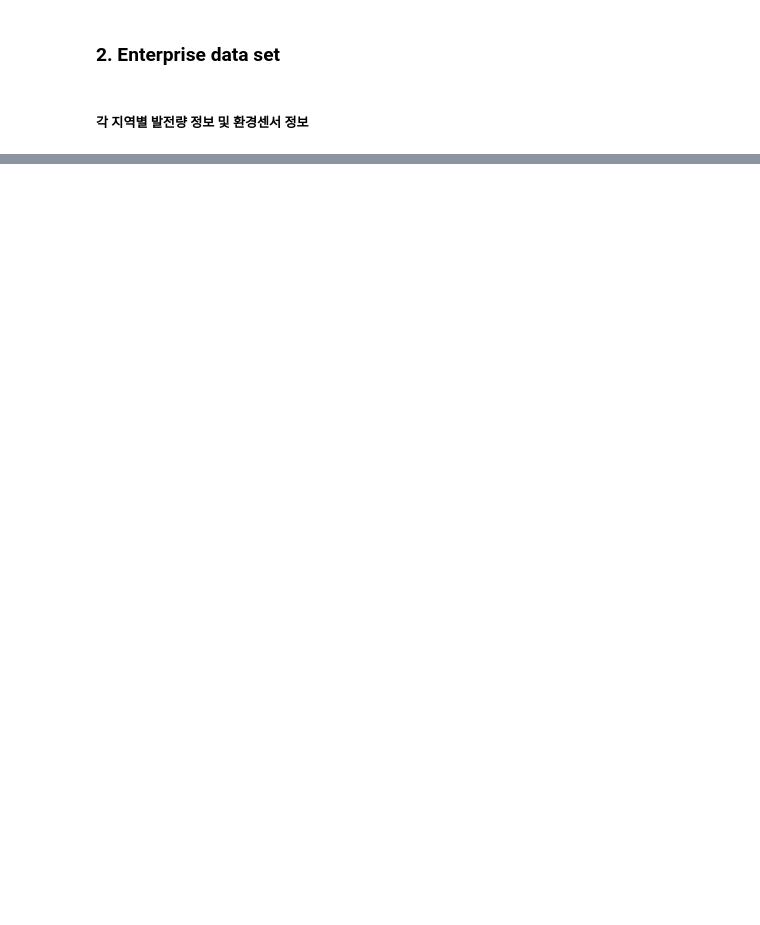
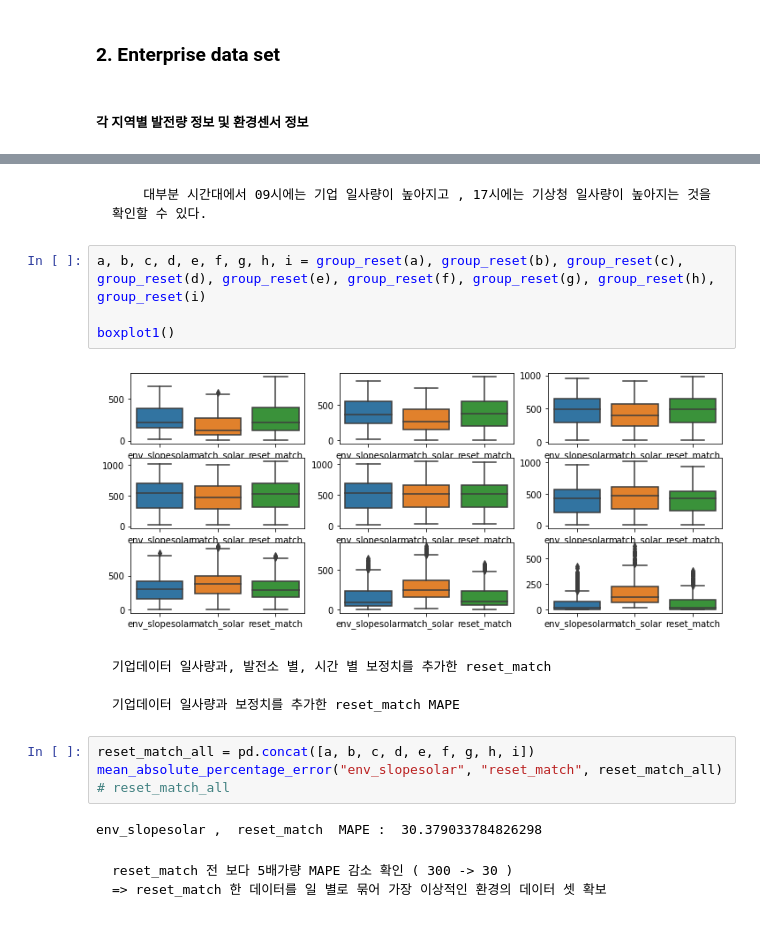
Before and after one commit to Baeseongbeen/Enittproj, a Jupyter notebook: Enitt/EnittProject.ipynb, the cells around one changed output, grey strips where cells are left out. Cells and saved outputs as stored; diff of their text form; blank space fills up the shorter version.

```diff
--- a/Enitt/EnittProject.ipynb
+++ b/Enitt/EnittProject.ipynb
@@ -79,0 +515,22 @@ print("누적발전량", ent_data_set1["pow_totpower"].unique()[:5])
+# %% [markdown]
+        대부분 시간대에서 09시에는 기업 일사량이 높아지고 , 17시에는 기상청 일사량이 높아지는 것을 확인할 수 있다.
+# %%
+a, b, c, d, e, f, g, h, i = group_reset(a), group_reset(b), group_reset(c), group_reset(d), group_reset(e), group_reset(f), group_reset(g), group_reset(h), group_reset(i)
+
+boxplot1()
+# %% [output]
+[figure, added]
+# %% [markdown]
+    기업데이터 일사량과, 발전소 별, 시간 별 보정치를 추가한 reset_match
+
+    기업데이터 일사량과 보정치를 추가한 reset_match MAPE
+# %%
+reset_match_all = pd.concat([a, b, c, d, e, f, g, h, i])
+mean_absolute_percentage_error("env_slopesolar", "reset_match", reset_match_all)
+# reset_match_all
+# %% [output]
+env_slopesolar ,  reset_match  MAPE :  30.379033784826298
+# %% [markdown]
+
+    reset_match 전 보다 5배가량 MAPE 감소 확인 ( 300 -> 30 )
+    => reset_match 한 데이터를 일 별로 묶어 가장 이상적인 환경의 데이터 셋 확보
```
Also changed, not shown: parts of 58 cells of this notebook, 2 other files.
